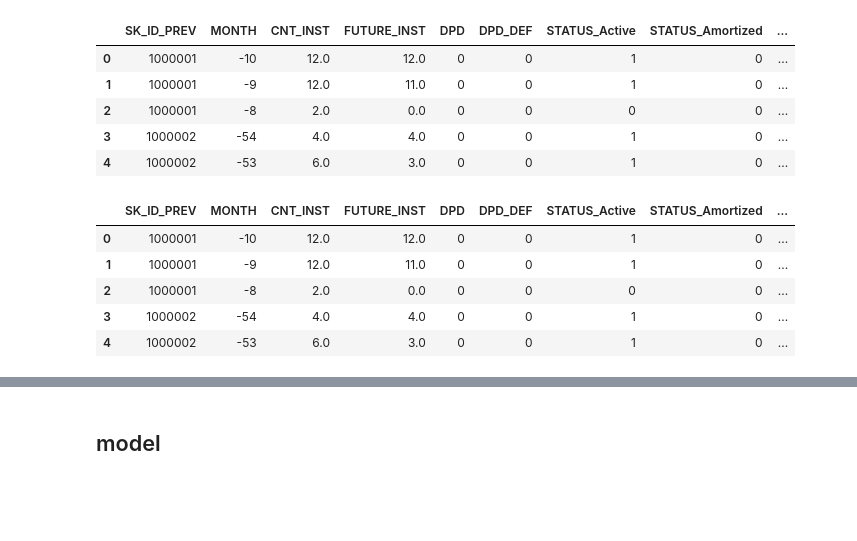
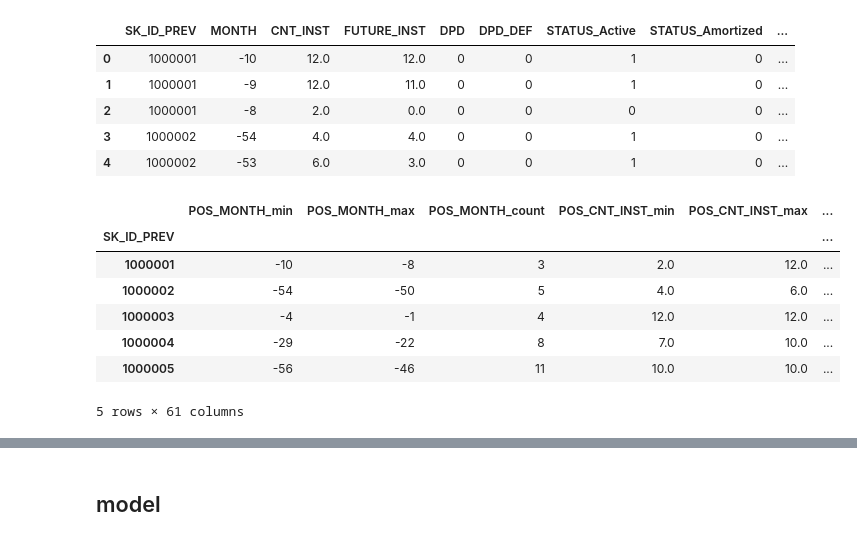
Before and after one commit to jack89roberts/kaggle-home-credit-default-risk, a Jupyter notebook: POS_CASH_balance.ipynb, the cells around one changed output, grey strips where cells are left out. Drawn from its saved outputs; the diff is of its cells as text; code cells hidden in the pictures; blank space fills up the shorter version.

Commit message:
pos_cash almost done

```diff
--- a/POS_CASH_balance.ipynb
+++ b/POS_CASH_balance.ipynb
@@ -78,52 +78,39 @@ Name: NAME_CONTRACT_STATUS, dtype: int64
 | 2 | 1000001 | -8 | 2.0 | 0.0 | 0 | 0 | 0 | 0 | ... |
 | 3 | 1000002 | -54 | 4.0 | 4.0 | 0 | 0 | 1 | 0 | ... |
 | 4 | 1000002 | -53 | 6.0 | 3.0 | 0 | 0 | 1 | 0 | ... |
-# %%
-agg_funcs = {
-    'MONTH':['min','max']
-}
-# %% [output]
-|  | SK_ID_PREV | MONTH | CNT_INST | FUTURE_INST | DPD | DPD_DEF | STATUS_Active | STATUS_Amortized | ... |
-| 0 | 1000001 | -10 | 12.0 | 12.0 | 0 | 0 | 1 | 0 | ... |
-| 1 | 1000001 | -9 | 12.0 | 11.0 | 0 | 0 | 1 | 0 | ... |
-| 2 | 1000001 | -8 | 2.0 | 0.0 | 0 | 0 | 0 | 0 | ... |
-| 3 | 1000002 | -54 | 4.0 | 4.0 | 0 | 0 | 1 | 0 | ... |
-| 4 | 1000002 | -53 | 6.0 | 3.0 | 0 | 0 | 1 | 0 | ... |
-# %%
-df_cash['DAY_DIFF'] = df_cash['DAYS_INSTALMENT']-df_cash['DAYS_ENTRY_PAYMENT']
-df_cash['PAY_DIFF'] = df_cash['AMT_INSTALMENT']-df_cash['AMT_PAYMENT']
-
-df_cash.rename(columns={'NUM_INSTALMENT_VERSION':'VERSION',
-                        'NUM_INSTALMENT_NUMBER':'NUM',
-                        'DAYS_INSTALMENT':'DAY_DUE',
-                        'DAYS_ENTRY_PAYMENT':'DAY_PAY',
-                        'AMT_INSTALMENT':'AMT',
-                        'AMT_PAYMENT':'PAID'},
-               inplace=True)
-# %%
-df_cash.sort_values(by=['SK_ID_PREV','DAY_DUE'],inplace=True)
-df_cash.reset_index(inplace=True,drop=True)
-
-df_cash.head()
 # %%
 agg_funcs = {
-    'VERSION':['nunique'],
-    'NUM':['first'],
-    'DAY_DUE':['min','max','first'],
-    'DAY_PAY':['min','max','first'],
-    'AMT':['min','max','first','mean'],
-    'PAID':['min','max','first','mean'],
-    'DAY_DIFF':['min','max','first','mean'],
-    'PAY_DIFF':['min','max','first','mean']
+    'MONTH':['min','max','count'],
+    'CNT_INST':['min','max','first','last'],
+    'FUTURE_INST':['min','max','first','last'],
+    'DPD':['min','max','first','last','mean'],
+    'DPD_DEF':['min','max','first','last','mean'],
+    'STATUS_Active':['min','max','first','last','mean'],
+    'STATUS_Completed':['min','max','first','last','mean'],
+    'STATUS_Signed':['min','max','first','last','mean'],
+    'STATUS_Demand':['min','max','first','last','mean'],
+    'STATUS_Returned':['min','max','first','last','mean'],
+    'STATUS_Approved':['min','max','first','last','mean'],
+    'STATUS_Amortized':['min','max','first','last','mean'],
+    'STATUS_Canceled':['min','max','first','last','mean'],
 }
 
 cash_grouped = df_cash.groupby('SK_ID_PREV').agg(agg_funcs)
 
-cash_grouped.columns = ['INST_'+'_'.join(x) for x in cash_grouped.columns.values]
+cash_grouped.columns = ['POS_'+'_'.join(x) for x in cash_grouped.columns.values]
 
 del df_cash
 
 cash_grouped.head()
+# %% [output]
+|  | POS_MONTH_min | POS_MONTH_max | POS_MONTH_count | POS_CNT_INST_min | POS_CNT_INST_max | ... |
+| SK_ID_PREV |  |  |  |  |  | ... |
+| 1000001 | -10 | -8 | 3 | 2.0 | 12.0 | ... |
+| 1000002 | -54 | -50 | 5 | 4.0 | 6.0 | ... |
+| 1000003 | -4 | -1 | 4 | 12.0 | 12.0 | ... |
+| 1000004 | -29 | -22 | 8 | 7.0 | 10.0 | ... |
+| 1000005 | -56 | -46 | 11 | 10.0 | 10.0 | ... |
+5 rows × 61 columns
 # %%
 cash_grouped['SK_ID_CURR'] = id_prev_to_curr
 
```
Also changed, not shown: parts of 3 cells of this notebook.
